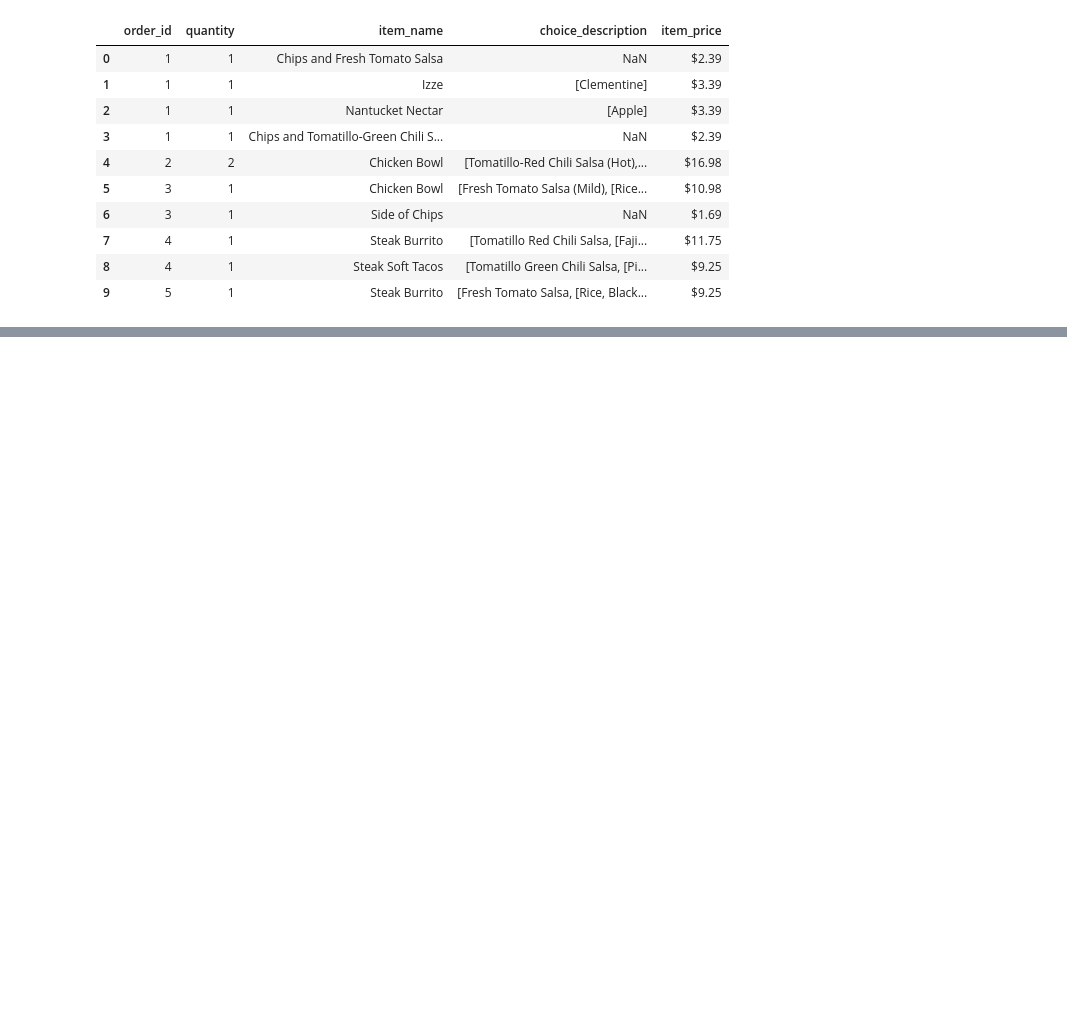
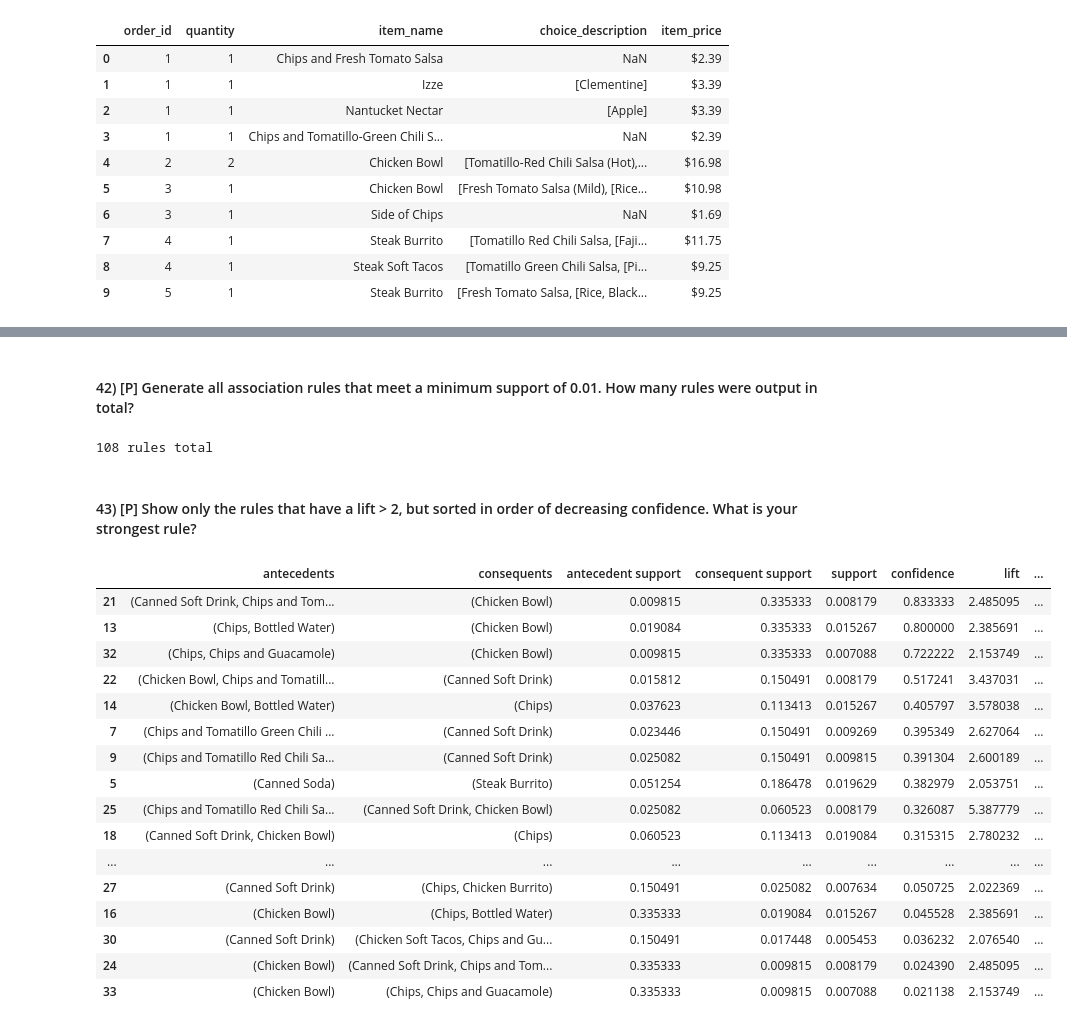
Before and after one commit to jaschaeff/DataMiningIntro, a Jupyter notebook: labs/lab09.ipynb, the cells around one changed output, grey strips where cells are left out. Cells and saved outputs as stored; diff of their text form; code cells hidden in the pictures; blank space fills up the shorter version.

```diff
--- a/labs/lab09.ipynb
+++ b/labs/lab09.ipynb
@@ -584,0 +476,6 @@ choice_description items used with Chicken Bowls. Explain your findings.
+# %%
+df_num_binarized = pd.get_dummies(data = df_chip.item_name)
+df_num_binarized = df_num_binarized.set_index(df_chip.order_id)
+df_num_binarized = df_num_binarized.groupby("order_id").max()
+df_num_binarized.shape
+#df_num_binarized.iloc[925]
@@ -584,0 +539,4 @@ choice_description items used with Chicken Bowls. Explain your findings.
+# %%
+ap3 = apriori(df_num_binarized, min_support=0.005, use_colnames=True)
+print("{} items reported with minsup of 0.005".format(len(ap3)))
+ap3.sort_values(by = "support", ascending = False)
@@ -584,0 +570,31 @@ choice_description items used with Chicken Bowls. Explain your findings.
+# %% [markdown]
+#### 42) [P] Generate all association rules that meet a minimum support of 0.01. How many rules were output in total?
+# %%
+#http://rasbt.github.io/mlxtend/user_guide/frequent_patterns/association_rules/
+ars = association_rules(ap3, metric = "support", min_threshold=0.01)
+print("{} rules total".format(len(ars)))
+# %% [output]
+108 rules total
+# %% [markdown]
+#### 43) [P] Show only the rules that have a lift > 2, but sorted in order of decreasing confidence. What is your strongest rule?
+# %%
+ars2 = association_rules(ap3, metric = "lift", min_threshold=2)
+ars2.sort_values(by = "confidence", ascending = False)
+# %% [output]
+|  | antecedents | consequents | antecedent support | consequent support | support | confidence | lift | ... |
+| 21 | (Canned Soft Drink, Chips and Tom... | (Chicken Bowl) | 0.009815 | 0.335333 | 0.008179 | 0.833333 | 2.485095 | ... |
+| 13 | (Chips, Bottled Water) | (Chicken Bowl) | 0.019084 | 0.335333 | 0.015267 | 0.800000 | 2.385691 | ... |
+| 32 | (Chips, Chips and Guacamole) | (Chicken Bowl) | 0.009815 | 0.335333 | 0.007088 | 0.722222 | 2.153749 | ... |
+| 22 | (Chicken Bowl, Chips and Tomatill... | (Canned Soft Drink) | 0.015812 | 0.150491 | 0.008179 | 0.517241 | 3.437031 | ... |
+| 14 | (Chicken Bowl, Bottled Water) | (Chips) | 0.037623 | 0.113413 | 0.015267 | 0.405797 | 3.578038 | ... |
+| 7 | (Chips and Tomatillo Green Chili ... | (Canned Soft Drink) | 0.023446 | 0.150491 | 0.009269 | 0.395349 | 2.627064 | ... |
+| 9 | (Chips and Tomatillo Red Chili Sa... | (Canned Soft Drink) | 0.025082 | 0.150491 | 0.009815 | 0.391304 | 2.600189 | ... |
+| 5 | (Canned Soda) | (Steak Burrito) | 0.051254 | 0.186478 | 0.019629 | 0.382979 | 2.053751 | ... |
+| 25 | (Chips and Tomatillo Red Chili Sa... | (Canned Soft Drink, Chicken Bowl) | 0.025082 | 0.060523 | 0.008179 | 0.326087 | 5.387779 | ... |
+| 18 | (Canned Soft Drink, Chicken Bowl) | (Chips) | 0.060523 | 0.113413 | 0.019084 | 0.315315 | 2.780232 | ... |
+| ... | ... | ... | ... | ... | ... | ... | ... | ... |
+| 27 | (Canned Soft Drink) | (Chips, Chicken Burrito) | 0.150491 | 0.025082 | 0.007634 | 0.050725 | 2.022369 | ... |
+| 16 | (Chicken Bowl) | (Chips, Bottled Water) | 0.335333 | 0.019084 | 0.015267 | 0.045528 | 2.385691 | ... |
+| 30 | (Canned Soft Drink) | (Chicken Soft Tacos, Chips and Gu... | 0.150491 | 0.017448 | 0.005453 | 0.036232 | 2.076540 | ... |
+| 24 | (Chicken Bowl) | (Canned Soft Drink, Chips and Tom... | 0.335333 | 0.009815 | 0.008179 | 0.024390 | 2.485095 | ... |
+| 33 | (Chicken Bowl) | (Chips, Chips and Guacamole) | 0.335333 | 0.009815 | 0.007088 | 0.021138 | 2.153749 | ... |
```
Also changed, not shown: parts of 183 cells of this notebook.
